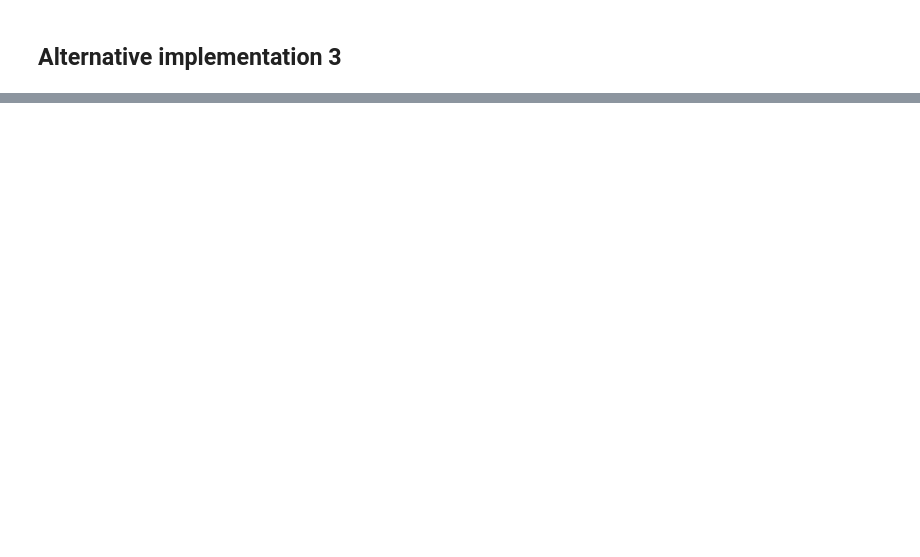
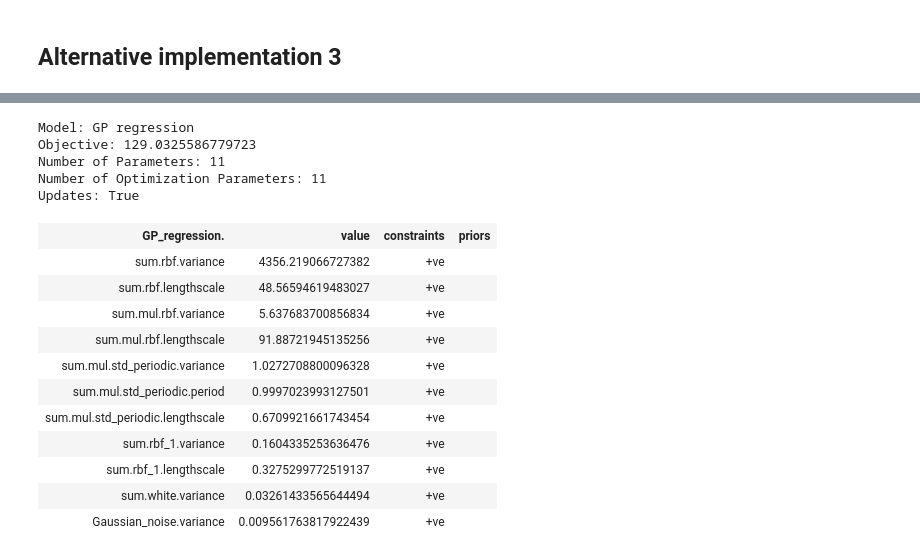
Before and after one commit to cs224/dev-meetup-gaussian-processes, a Jupyter notebook: co2-mauna-loa-gaussian-process-regression.ipynb, the cells around one changed output, grey strips where cells are left out. Cells and saved outputs as stored; diff of their text form; code cells hidden in the pictures; blank space fills up the shorter version.

```diff
--- a/co2-mauna-loa-gaussian-process-regression.ipynb
+++ b/co2-mauna-loa-gaussian-process-regression.ipynb
@@ -535,0 +559,30 @@ dtype: float64
+# %%
+k1__  = GPy.kern.RBF        (input_dim=1, variance=float(m.kern.rbf_1.variance.value)           , lengthscale=float(m.kern.rbf_1.lengthscales.value))
+k2__1 = GPy.kern.RBF        (input_dim=1, variance=float(m.kern.product.rbf.variance.value)     , lengthscale=float(m.kern.product.rbf.lengthscales.value))
+k2__2 = GPy.kern.StdPeriodic(input_dim=1, variance=float(m.kern.product.periodic.variance.value), lengthscale=float(m.kern.product.periodic.lengthscales.value),period=float(m.kern.product.periodic.period.value))
+k2__  = k2__1 * k2__2
+k4__1 = GPy.kern.RBF        (input_dim=1, variance=float(m.kern.rbf_2.variance.value)           , lengthscale=float(m.kern.rbf_2.lengthscales.value))
+k4__2 = GPy.kern.White      (input_dim=1, variance=float(m.kern.white.variance.value))
+k4__  = k4__1 + k4__2
+k__   = k1__ + k2__ + k4__
+m__   = GPy.models.GPRegression(X,Y,k__)
+m__.Gaussian_noise.variance[0] = float(m.likelihood.variance.value)
+m__
+# %% [output]
+Model: GP regression
+Objective: 129.0325586779723
+Number of Parameters: 11
+Number of Optimization Parameters: 11
+Updates: True
+| GP_regression. | value | constraints | priors |
+| sum.rbf.variance | 4356.219066727382 | +ve |  |
+| sum.rbf.lengthscale | 48.56594619483027 | +ve |  |
+| sum.mul.rbf.variance | 5.637683700856834 | +ve |  |
+| sum.mul.rbf.lengthscale | 91.88721945135256 | +ve |  |
+| sum.mul.std_periodic.variance | 1.0272708800096328 | +ve |  |
+| sum.mul.std_periodic.period | 0.9997023993127501 | +ve |  |
+| sum.mul.std_periodic.lengthscale | 0.6709921661743454 | +ve |  |
+| sum.rbf_1.variance | 0.1604335253636476 | +ve |  |
+| sum.rbf_1.lengthscale | 0.3275299772519137 | +ve |  |
+| sum.white.variance | 0.03261433565644494 | +ve |  |
+| Gaussian_noise.variance | 0.009561763817922439 | +ve |  |
```
Also changed, not shown: parts of 25 cells of this notebook.
